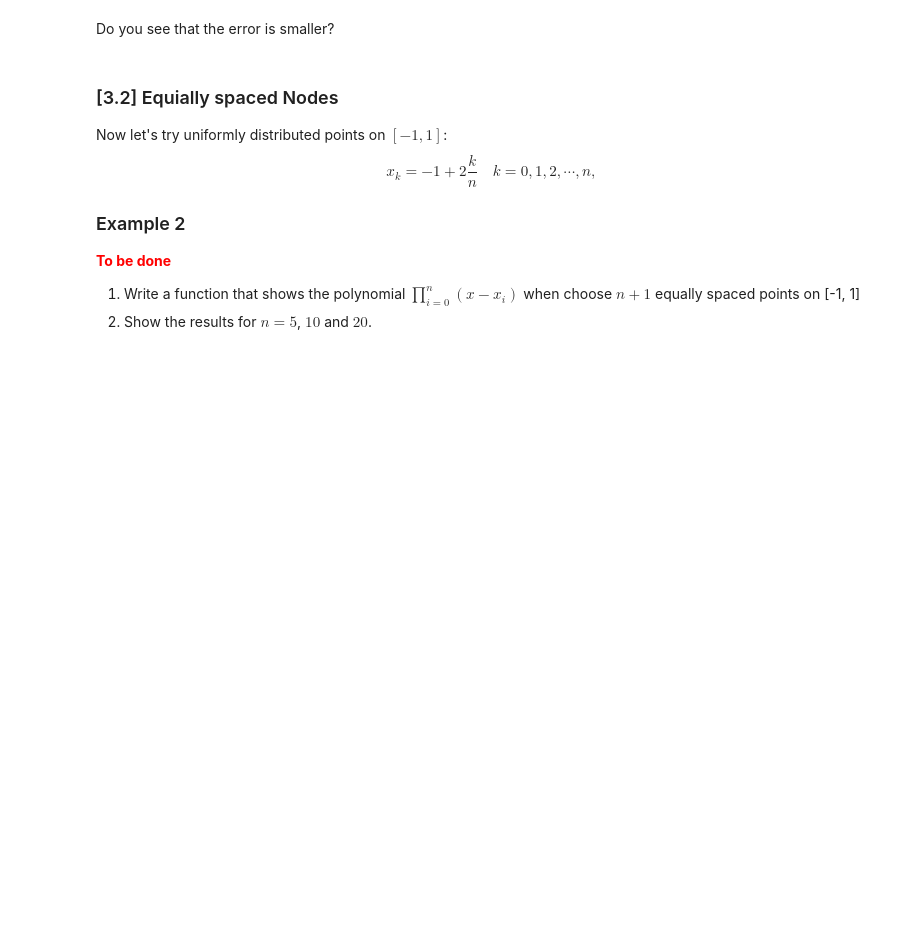
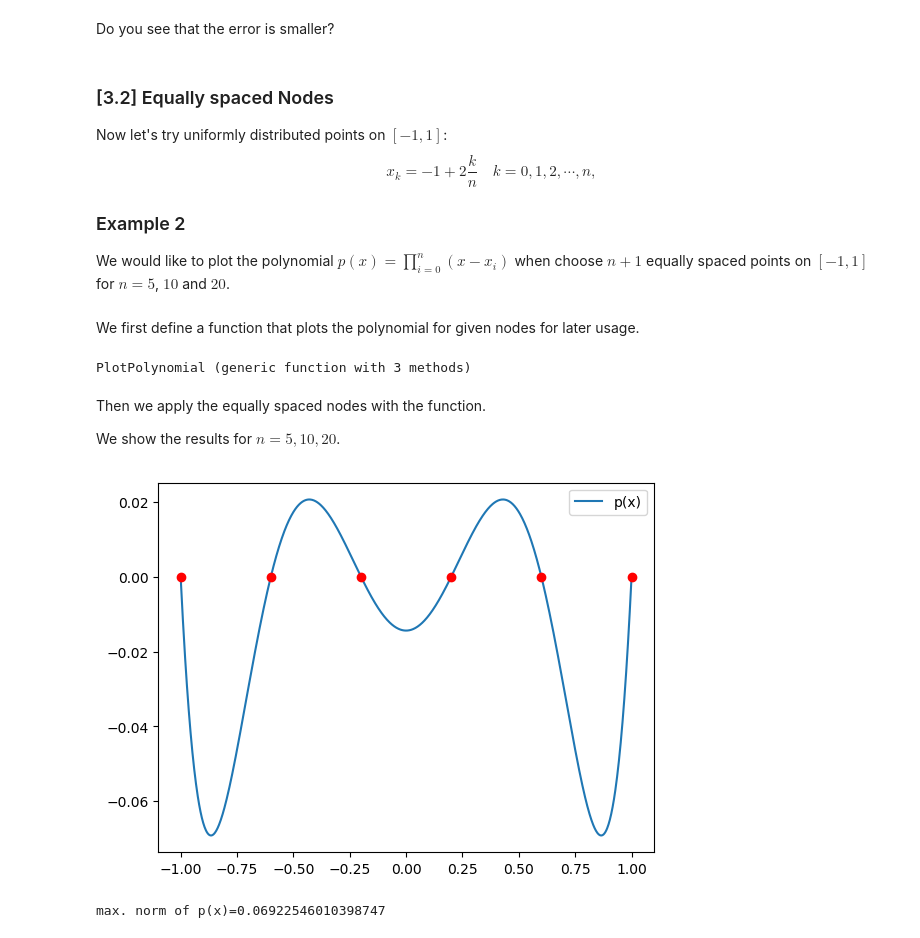
Before and after one commit to teshenglin/computational_mathematics, a Jupyter notebook: approximating_function_03.ipynb, the cells around one changed output. Saved outputs shown, nothing was run; the diff lists cells and outputs as text; code cells hidden in the pictures; blank space fills up the shorter version.

```diff
--- a/approximating_function_03.ipynb
+++ b/approximating_function_03.ipynb
@@ -88,13 +90,49 @@ max. norm of p_2(x)=0.06230075192531127
 # %% [markdown]
 Do you see that the error is smaller?
 # %% [markdown]
-### [3.2] Equially spaced Nodes
+### [3.2] Equally spaced Nodes
 
 Now let's try uniformly distributed points on $[-1,1]$:
 $$x_k = -1 + 2\frac{k}{n} \quad k=0,1,2,\cdots,n,$$
 
 
 ### Example 2
-<font color="red">**To be done**</font>
-1. Write a function that shows the polynomial $\displaystyle \prod^n_{i=0}(x-x_i)$ when choose $n+1$ equally spaced points on [-1, 1]
-2. Show the results for $n=5$, $10$ and $20$.
+We would like to plot the polynomial $\displaystyle p(x)=\prod^n_{i=0}(x-x_i)$ when choose $n+1$ equally spaced points on $[-1, 1]$ for $n=5$, $10$ and $20$.
+# %% [markdown]
+We first define a function that plots the polynomial for given nodes for later usage.
+# %%
+# a function that plots the corresponding polynomial with given nodes
+function PlotPolynomial(x_nodes,labelstring="p(x)",l=1000::Int)
+    # x: the nodes
+    # l: length of the linsapce
+    # labelstring: the label of the polynomial
+
+    n=length(x_nodes);
+
+    # construct the linspace
+    xl = range(-1,stop=1,length=1000);
+
+    # construct the polynomial
+    p_nodes = xl .-x_nodes[1];
+    for ii=1:n-1
+        p_nodes = p_nodes.*(xl.-x_nodes[ii+1]);
+    end
+
+    # plot the polynomial
+    println("max. norm of "*labelstring*"=",maximum(abs.(p_nodes)));
+    plot(xl, p_nodes,label=labelstring);
+    plot(x_nodes, zeros(n,1), "or");
+    plt.legend();
+end
+# %% [output]
+PlotPolynomial (generic function with 3 methods)
+# %% [markdown]
+Then we apply the equally spaced nodes with the function.
+
+We show the results for $n=5,10,20$.
+# %%
+# 2*(0:n)/n .-1  gives the equally spaced nodes with integer n
+PlotPolynomial(2*(0:5)/5 .-1);
+# %% [output]
+[figure, added]
+max. norm of p(x)=0.06922546010398747
```
Also changed, not shown: parts of 16 cells of this notebook.
